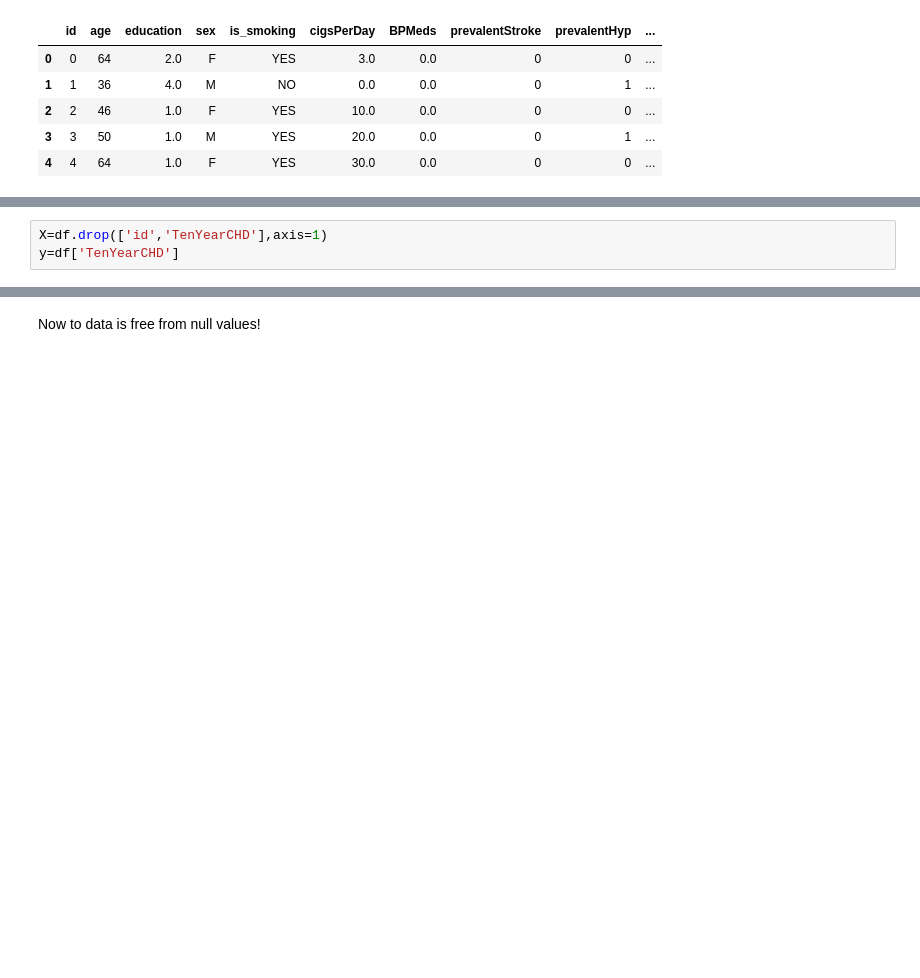
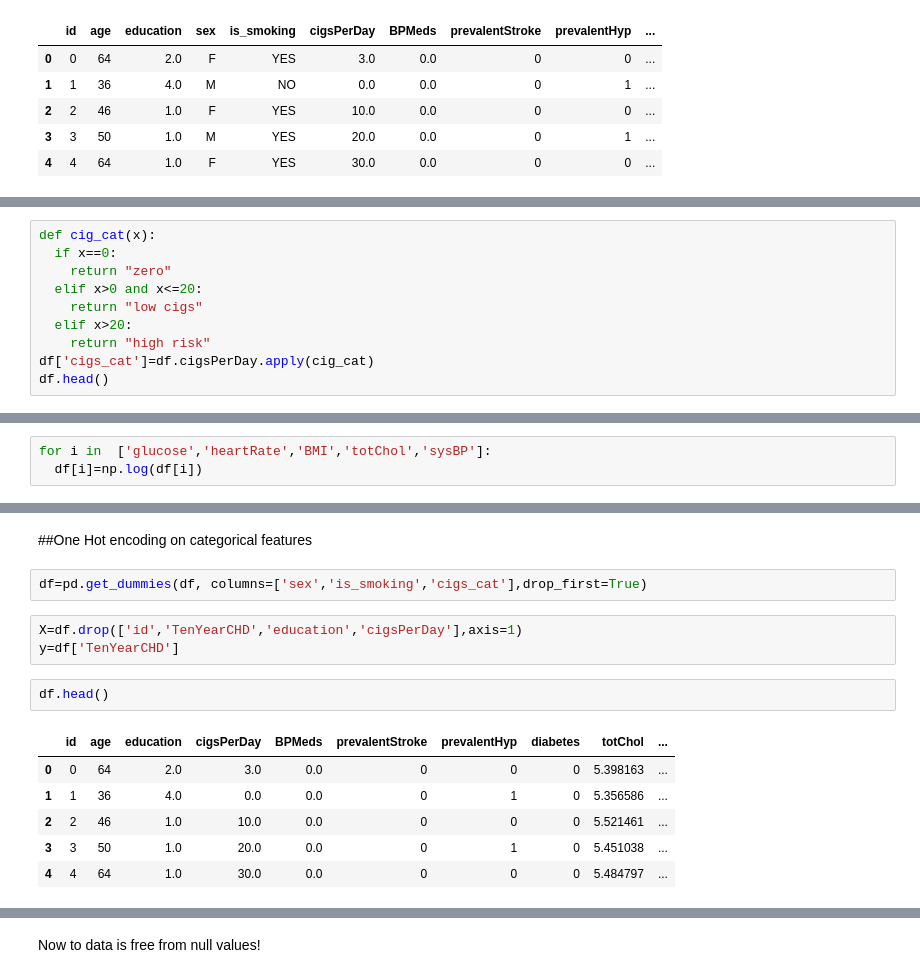
Before and after one commit to Shubhankitsirvaiya/Cardiovascular_classification, a Jupyter notebook: Capstone_1_.ipynb, the cells around one changed output, grey strips where cells are left out. Drawn from its saved outputs; the diff is of its cells as text; blank space fills up the shorter version.

```diff
--- a/Capstone_1_.ipynb
+++ b/Capstone_1_.ipynb
@@ -329,0 +356,10 @@ df.head()
+# %%
+def cig_cat(x):
+  if x==0:
+    return "zero"
+  elif x>0 and x<=20:
+    return "low cigs"
+  elif x>20:
+    return "high risk"
+df['cigs_cat']=df.cigsPerDay.apply(cig_cat)
+df.head()
@@ -329,0 +375,3 @@ df.head()
+# %%
+for i in  ['glucose','heartRate','BMI','totChol','sysBP']:
+  df[i]=np.log(df[i])
@@ -330,6 +387,19 @@ df.head()
+# %% [markdown]
+##One Hot encoding on categorical features
+# %%
+df=pd.get_dummies(df, columns=['sex','is_smoking','cigs_cat'],drop_first=True)
 # %%
-X=df.drop(['id','TenYearCHD'],axis=1)
+X=df.drop(['id','TenYearCHD','education','cigsPerDay'],axis=1)
 y=df['TenYearCHD']
+# %%
+df.head()
+# %% [output]
+|  | id | age | education | cigsPerDay | BPMeds | prevalentStroke | prevalentHyp | diabetes | totChol | ... |
+| 0 | 0 | 64 | 2.0 | 3.0 | 0.0 | 0 | 0 | 0 | 5.398163 | ... |
+| 1 | 1 | 36 | 4.0 | 0.0 | 0.0 | 0 | 1 | 0 | 5.356586 | ... |
+| 2 | 2 | 46 | 1.0 | 10.0 | 0.0 | 0 | 0 | 0 | 5.521461 | ... |
+| 3 | 3 | 50 | 1.0 | 20.0 | 0.0 | 0 | 1 | 0 | 5.451038 | ... |
+| 4 | 4 | 64 | 1.0 | 30.0 | 0.0 | 0 | 0 | 0 | 5.484797 | ... |
 # %%
 X.info()
 # %% [output]
```
Also changed, not shown: parts of 33 cells of this notebook.
